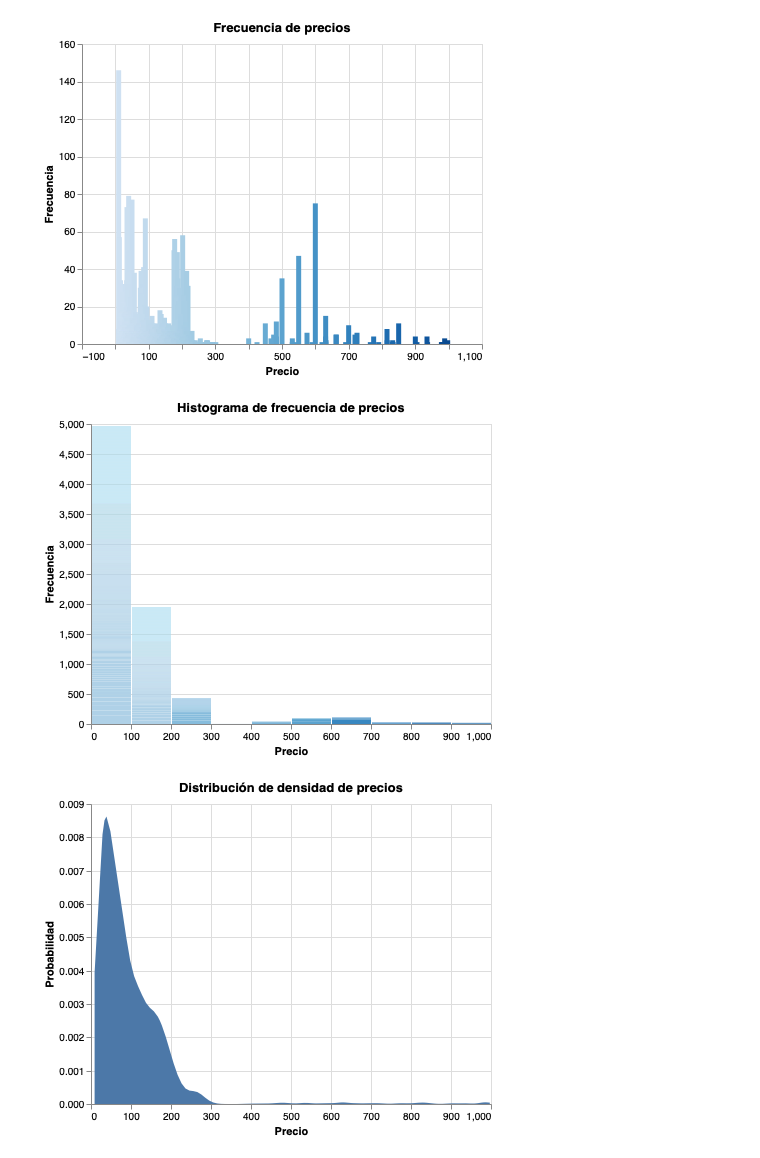
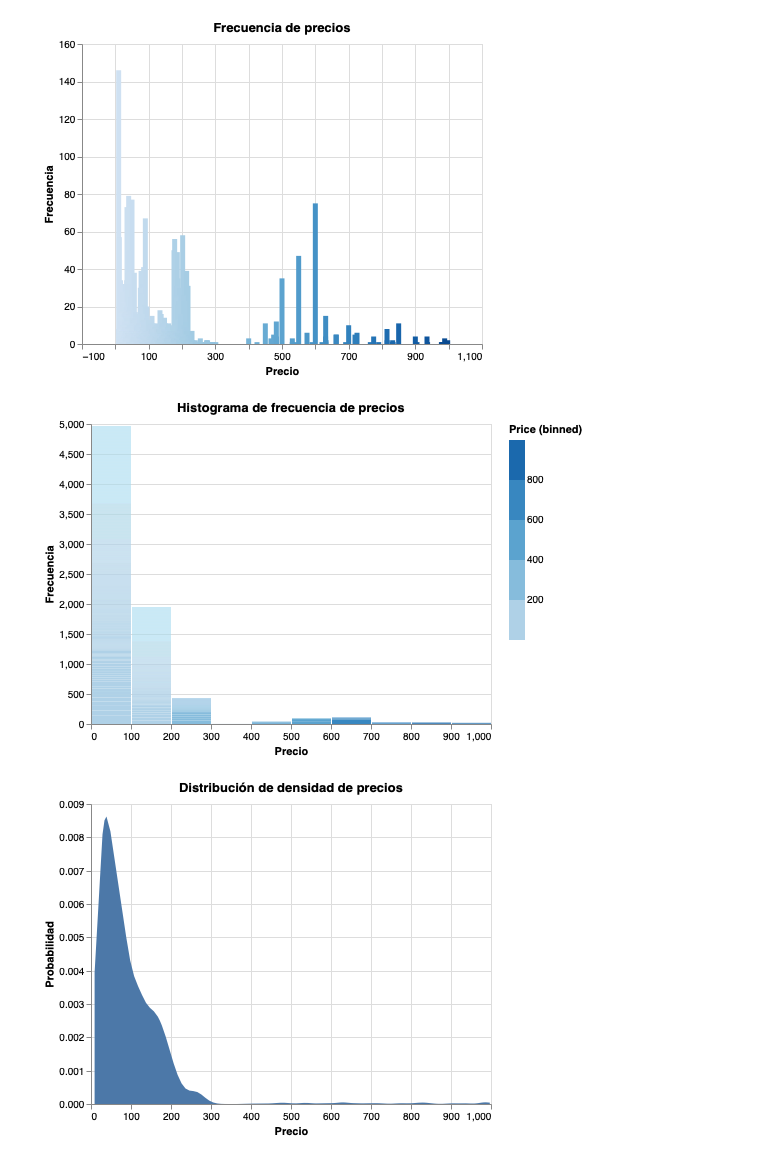
Before and after one commit to vcuspinera/UDG_MCD_Project_Dev_I, a Jupyter notebook: actividades/13_EDA.ipynb, the cells around one changed output. Cells and saved outputs as stored; diff of their text form; code cells hidden in the pictures.

```diff
--- a/actividades/13_EDA.ipynb
+++ b/actividades/13_EDA.ipynb
@@ -535,13 +535,13 @@ alt.Chart(source).mark_bar().encode(
 # %%
 # price, histogram
 alt.Chart(source).mark_bar().encode(
     alt.X('Price', bin=True, title="Precio"),
     alt.Y('Frequency', title="Frecuencia"),
-    alt.Color('Price', bin=True, legend=None),
+    alt.Color('Price', bin=True),
     tooltip=['Price', 'Frequency']
 ).properties(title="Histograma de frecuencia de precios")
 # %% [output]
-[figure, old version]
+[figure, new version]
 # %%
 # price, density function
 alt.Chart(source).transform_density(
```
